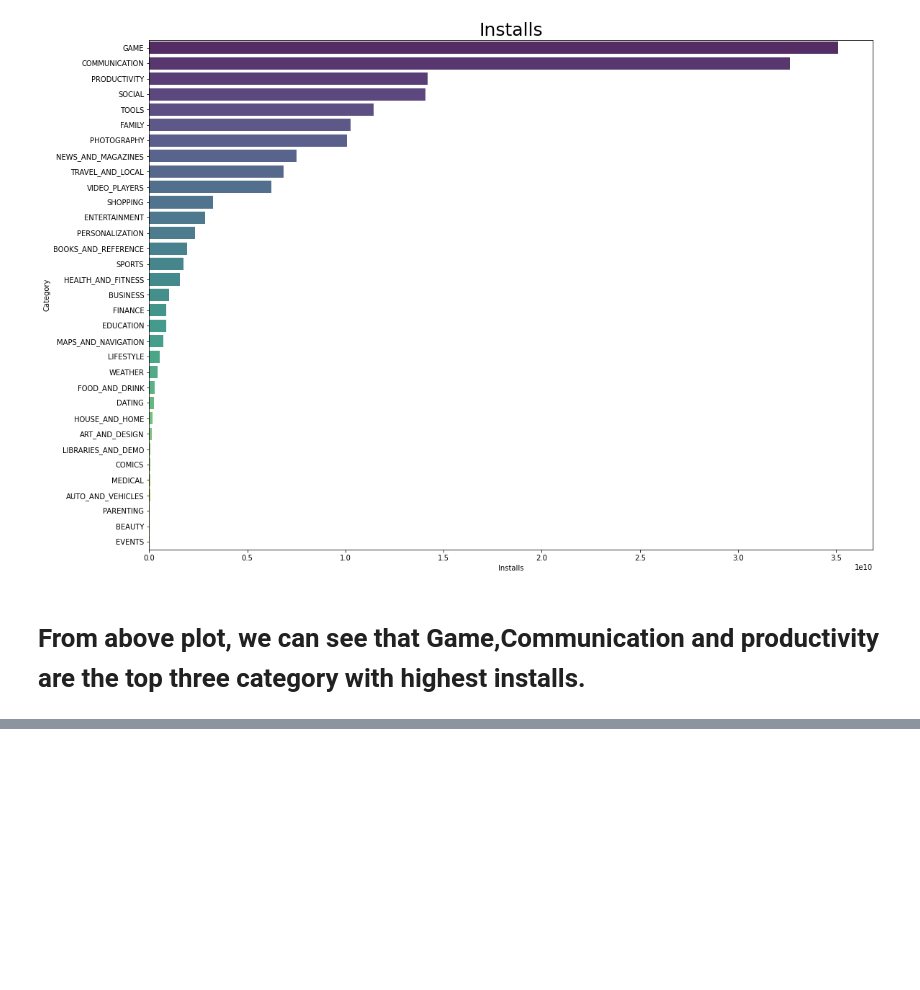
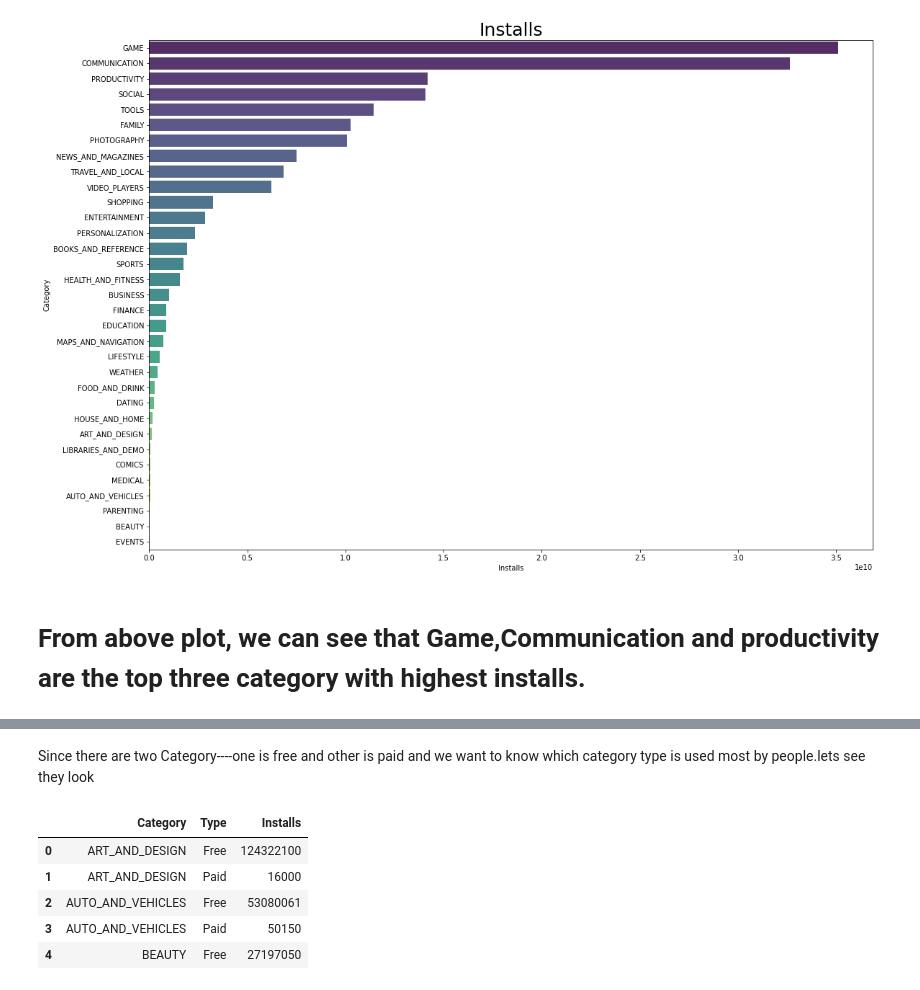
Before and after one commit to Shailendra114/Play-Store-App-Review-Analysis, a Jupyter notebook: Play_Store_App_Review_Analysis_Capstone_Project.ipynb, the cells around one changed output, grey strips where cells are left out. Saved outputs shown, nothing was run; the diff lists cells and outputs as text; code cells hidden in the pictures; blank space fills up the shorter version.

```diff
--- a/Play_Store_App_Review_Analysis_Capstone_Project.ipynb
+++ b/Play_Store_App_Review_Analysis_Capstone_Project.ipynb
@@ -539,0 +557,12 @@ Text(0.5, 1.0, 'Installs')
+# %% [markdown]
+Since there are two Category----one is free and other is paid and we want to know which category type is used most by people.lets see they look
+# %%
+#lets see category type difference between free and paid
+Category_type.head()
+# %% [output]
+|  | Category | Type | Installs |
+| 0 | ART_AND_DESIGN | Free | 124322100 |
+| 1 | ART_AND_DESIGN | Paid | 16000 |
+| 2 | AUTO_AND_VEHICLES | Free | 53080061 |
+| 3 | AUTO_AND_VEHICLES | Paid | 50150 |
+| 4 | BEAUTY | Free | 27197050 |
```
Also changed, not shown: parts of 13 cells of this notebook.
